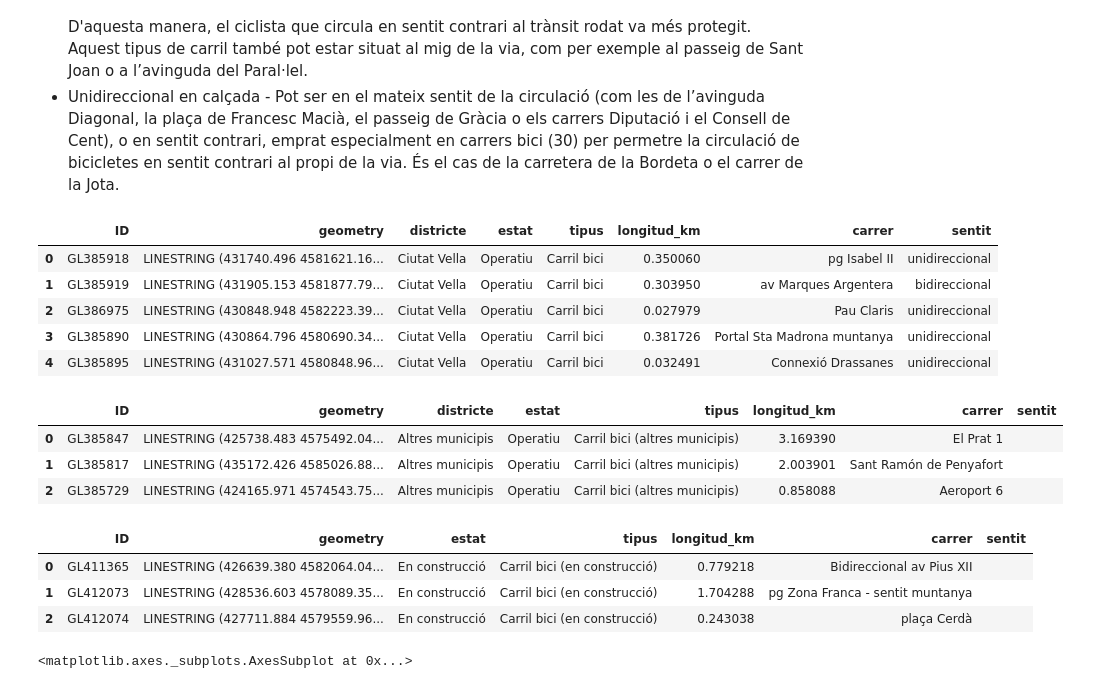
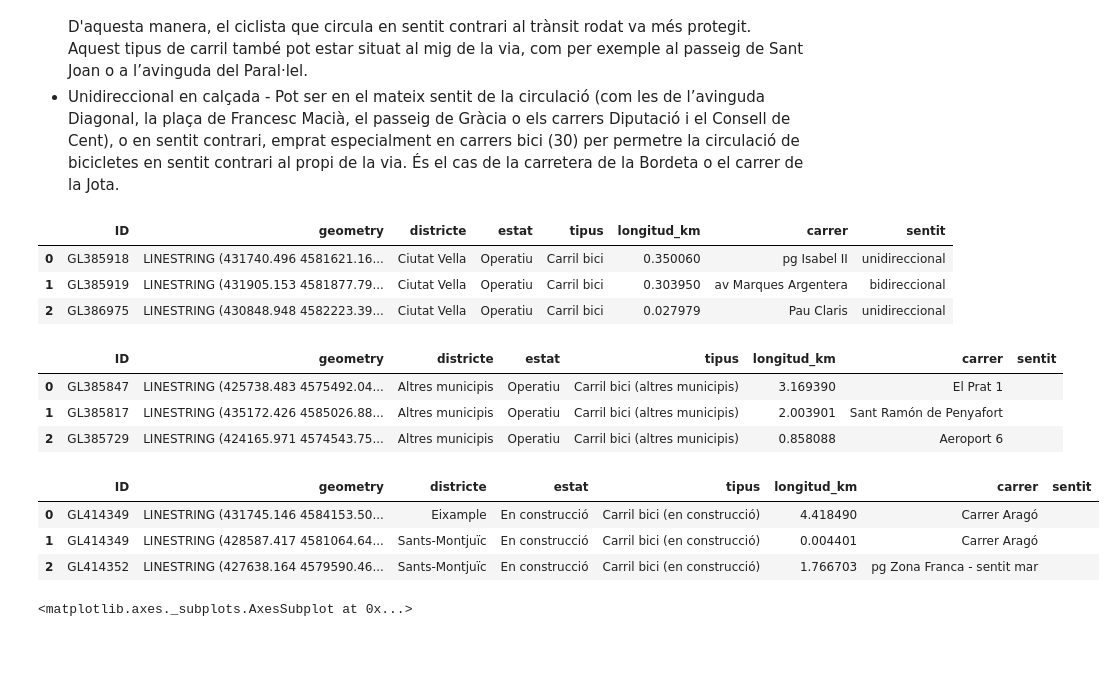
Before and after one commit to vboix2/BCN-bici, a Jupyter notebook: Data/Vies.ipynb, the cells around one changed output. Cells and saved outputs as stored; diff of their text form; code cells hidden in the pictures; blank space fills up the shorter version.

Commit message:
Carrils i vies per districte

```diff
--- a/Data/Vies.ipynb
+++ b/Data/Vies.ipynb
@@ -92,7 +109,8 @@ districtes = gpd.read_file('datasets/DISTRICTES/DISTRICTES.shp')
 # Carrils bici de Barcelona
 
 # Lectura de dades
-carril_bici_bcn = gpd.read_file('datasets/CARRIL_BICI/CARRIL_BICI.shp')
+carril_bici_bcn = gpd.read_file('datasets/CARRIL_BICI/CARRIL_BICI.shp')\
+                     .to_crs(districtes.crs)
 
 # Divisió per districtes
 carril_bici = gpd.clip(carril_bici_bcn, districtes.iloc[0].geometry)
@@ -120,13 +138,12 @@ carril_bici.head(3)
 | 0 | GL385918 | LINESTRING (431740.496 4581621.16... | Ciutat Vella | Operatiu | Carril bici | 0.350060 | pg Isabel II | unidireccional |
 | 1 | GL385919 | LINESTRING (431905.153 4581877.79... | Ciutat Vella | Operatiu | Carril bici | 0.303950 | av Marques Argentera | bidireccional |
 | 2 | GL386975 | LINESTRING (430848.948 4582223.39... | Ciutat Vella | Operatiu | Carril bici | 0.027979 | Pau Claris | unidireccional |
-| 3 | GL385890 | LINESTRING (430864.796 4580690.34... | Ciutat Vella | Operatiu | Carril bici | 0.381726 | Portal Sta Madrona muntanya | unidireccional |
-| 4 | GL385895 | LINESTRING (431027.571 4580848.96... | Ciutat Vella | Operatiu | Carril bici | 0.032491 | Connexió Drassanes | unidireccional |
 # %%
 # Carrils bici d'altres municipis
 
 # Lectura de dades
-carril_bici_altres = gpd.read_file('datasets/CARRIL_BICI_ALTRES_MUNICIPIS/CARRIL_BICI_ALTRES_MUNICIPIS.shp')
+carril_bici_altres = gpd.read_file('datasets/CARRIL_BICI_ALTRES_MUNICIPIS/CARRIL_BICI_ALTRES_MUNICIPIS.shp')\
+                        .to_crs(districtes.crs)
 
 # Creació i selecció d'atributs
 carril_bici_altres['districte'] = 'Altres municipis'
@@ -149,32 +166,36 @@ carril_bici_altres.head(3)
 # %%
 # Carril bici en construcció
 
 # Lectura de dades
-carril_bici_construccio = gpd.read_file('datasets/CARRIL_BICI_CONSTRUCCIO/CARRIL_BICI_CONSTRUCCIO.shp')
+construccio = gpd.read_file('datasets/CARRIL_BICI_CONSTRUCCIO/CARRIL_BICI_CONSTRUCCIO.shp')\
+                 .to_crs(districtes.crs)
 
 # Divisió per districtes
-for i in range(len(districtes)):
-    tmp = gpd.clip(carril_bici_construccio, districtes.iloc[i].geometry)
+carril_bici_construccio = gpd.clip(construccio, districtes.iloc[0].geometry)
+carril_bici_construccio['districte'] = districtes.iloc[0].Districte
+
+for i in range(1,len(districtes)):
+    tmp = gpd.clip(construccio, districtes.iloc[i].geometry)
     tmp['districte'] = districtes.iloc[i].Districte
-    carril_bici = carril_bici.append(tmp, ignore_index=True)
+    carril_bici_construccio = carril_bici_construccio.append(tmp, ignore_index=True)
 
 # Creació i selecció d'atributs
 carril_bici_construccio['estat'] = 'En construcció'
 carril_bici_construccio['tipus'] = 'Carril bici (en construcció)'
 carril_bici_construccio['longitud_km'] = carril_bici_construccio.length / 1000
 carril_bici_construccio['carrer'] = carril_bici_construccio['TOOLTIP'].apply(lambda x: x[27:])
 carril_bici_construccio['sentit'] = ''
 carril_bici_construccio.drop(columns=['CODI_CAPA','CODI_SUBCA', 'TOOLTIP'], inplace=True)
 
 # Unió dades
 carril_bici = carril_bici.append(carril_bici_construccio, ignore_index=True)
 
 carril_bici_construccio.head(3)
 # %% [output]
-|  | ID | geometry | estat | tipus | longitud_km | carrer | sentit |
-| 0 | GL411365 | LINESTRING (426639.380 4582064.04... | En construcció | Carril bici (en construcció) | 0.779218 | Bidireccional av Pius XII |  |
-| 1 | GL412073 | LINESTRING (428536.603 4578089.35... | En construcció | Carril bici (en construcció) | 1.704288 | pg Zona Franca - sentit muntanya |  |
-| 2 | GL412074 | LINESTRING (427711.884 4579559.96... | En construcció | Carril bici (en construcció) | 0.243038 | plaça Cerdà |  |
+|  | ID | geometry | districte | estat | tipus | longitud_km | carrer | sentit |
+| 0 | GL414349 | LINESTRING (431745.146 4584153.50... | Eixample | En construcció | Carril bici (en construcció) | 4.418490 | Carrer Aragó |  |
+| 1 | GL414349 | LINESTRING (428587.417 4581064.64... | Sants-Montjuïc | En construcció | Carril bici (en construcció) | 0.004401 | Carrer Aragó |  |
+| 2 | GL414352 | LINESTRING (427638.164 4579590.46... | Sants-Montjuïc | En construcció | Carril bici (en construcció) | 1.766703 | pg Zona Franca - sentit mar |  |
 # %%
 carril_bici.plot(column='districte')
 # %% [output]
```
Also changed, not shown: parts of 15 cells of this notebook.
